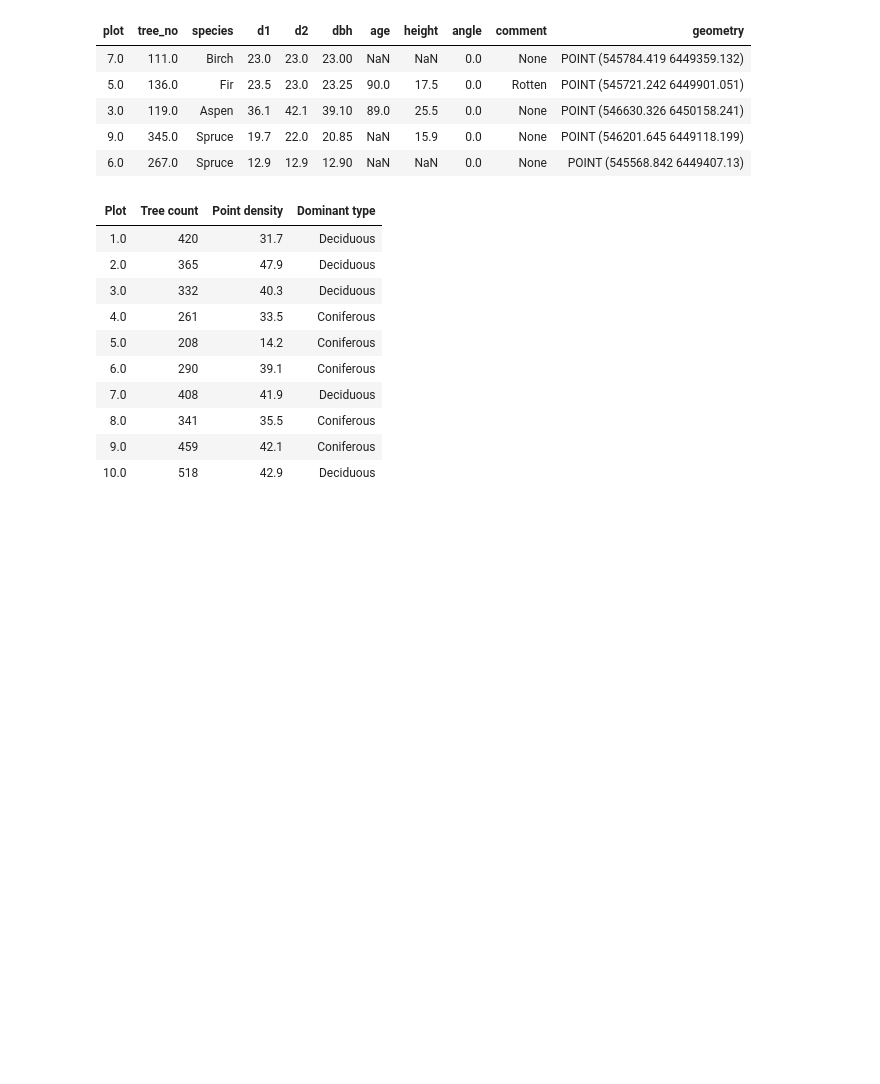
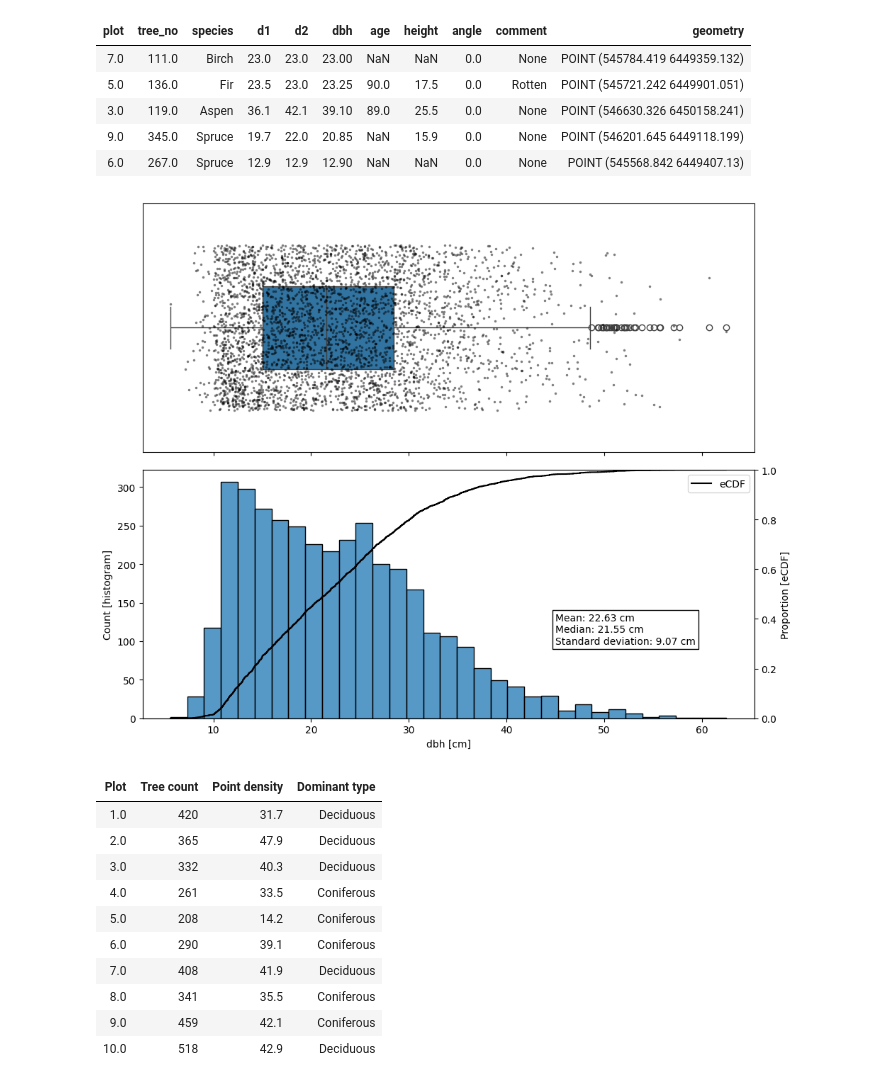
Before and after one commit to iod-ine/thesis, a Jupyter notebook: chapters/03a_lysva_dataset.ipynb, the cells around one changed output. Drawn from its saved outputs; the diff is of its cells as text; code cells hidden in the pictures; blank space fills up the shorter version.

Commit message:
Add a figure showing dbh distribution in Lysva

```diff
--- a/chapters/03a_lysva_dataset.ipynb
+++ b/chapters/03a_lysva_dataset.ipynb
@@ -40,6 +40,55 @@ display(HTML(lysva_field_survey.sample(5, random_state=1917).to_html(index=False
 | 3.0 | 119.0 | Aspen | 36.1 | 42.1 | 39.10 | 89.0 | 25.5 | 0.0 | None | POINT (546630.326 6450158.241) |
 | 9.0 | 345.0 | Spruce | 19.7 | 22.0 | 20.85 | NaN | 15.9 | 0.0 | None | POINT (546201.645 6449118.199) |
 | 6.0 | 267.0 | Spruce | 12.9 | 12.9 | 12.90 | NaN | NaN | 0.0 | None | POINT (545568.842 6449407.13) |
+# %%
+#| include: true
+#| label: fig-dbh-distribution
+#| fig-cap: |
+#|   Distributions of the field measured dbh in the Lysva dataset. **Top:** Boxplot with
+#|   individual ovservations marked by points (jittered along the Y axis to reduce overlap).
+#|   **Bottom:** Histogtam and the empirical cumulative density function of field measured
+#|   dbh in the Lysva dataset.
+
+annotation = "\n".join([
+    f"Mean: {lysva_field_survey.dbh.mean():.2f} cm",
+    f"Median: {lysva_field_survey.dbh.median():.2f} cm",
+    f"Standard deviation: {lysva_field_survey.dbh.std():.2f} cm",
+])
+
+fig, axes = plt.subplots(2, 1, figsize=(10, 8), sharex=True, tight_layout=True)
+ax = sns.boxplot(
+    x=lysva_field_survey.dbh,
+    width=0.1,
+    ax=axes[0],
+)
+ax = sns.stripplot(
+    x=lysva_field_survey.dbh,
+    alpha=0.5,
+    color="k",
+    size=5,
+    marker=".",
+    ax=axes[0],
+)
+ax.set_ylim(-0.15, 0.15)
+ax.yaxis.set_ticks([])
+ax = sns.histplot(
+    x=lysva_field_survey.dbh,
+    ax=axes[1],
+)
+ax.set_ylabel("Count [histogram]")
+ax = sns.ecdfplot(
+    x=lysva_field_survey.dbh,
+    color="k",
+    label="eCDF",
+    ax=axes[1].twinx(),
+)
+ax.set_ylabel("Proportion [eCDF]")
+ax.legend()
+ax.text(45, 0.3, annotation, bbox={"boxstyle": "Square", "facecolor": "w"})
+for ax in axes:
+    ax.set_xlabel("dbh [cm]")
+# %% [output]
+[figure, added]
 # %%
 def get_point_density(plot):
     file = data_paths["lysva-interim"] / "als" / f"plot_{plot:02.0f}.las"
```
Also changed, not shown: 3 other files.
